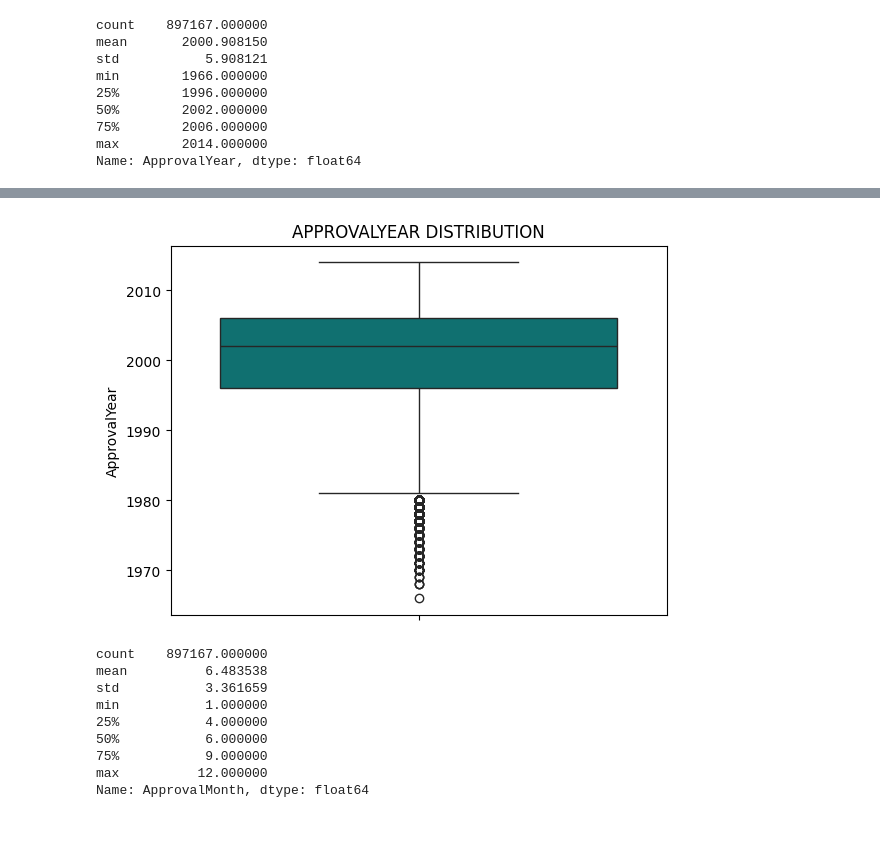
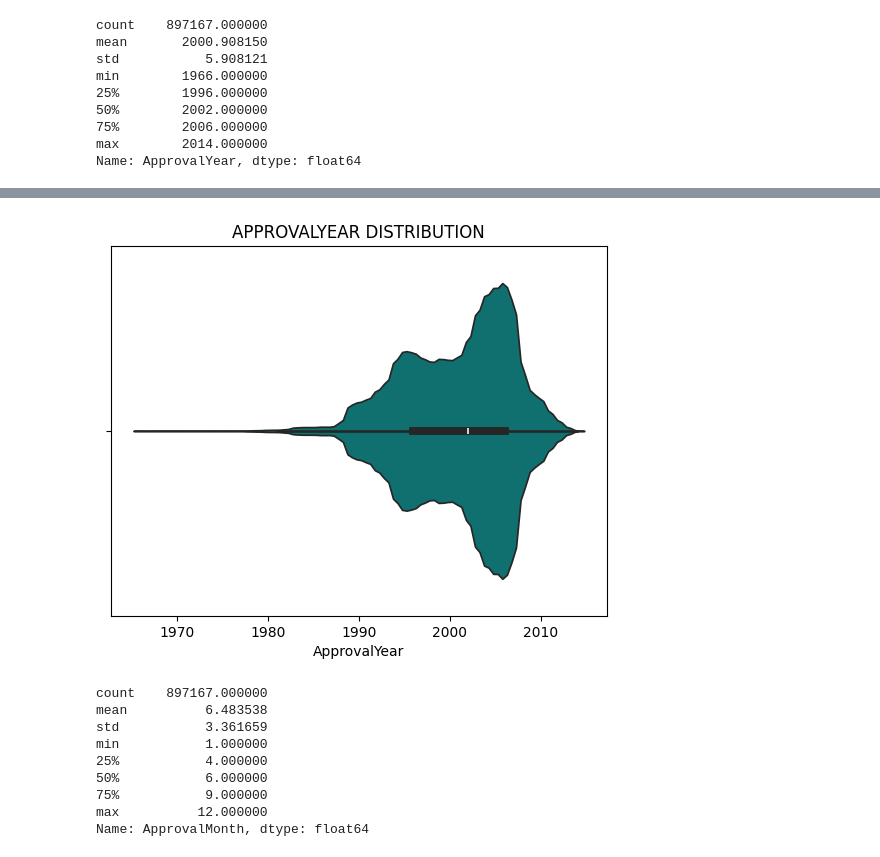
Before and after one commit to GMartin-Data/loan_approval, a Jupyter notebook: tests.ipynb, the cells around one changed output, grey strips where cells are left out. Saved outputs shown, nothing was run; the diff lists cells and outputs as text; code cells hidden in the pictures; blank space fills up the shorter version.

Commit message:
maj graphs + notebook fonctionnel

```diff
--- a/tests.ipynb
+++ b/tests.ipynb
@@ -701,9 +707,9 @@ Name: ApprovalYear, dtype: float64
 # %%
-sns.boxplot(dataframe.ApprovalYear, color="teal")
+sns.violinplot(x=dataframe.ApprovalYear, color="teal")
 plt.title("APPROVALYEAR DISTRIBUTION")
 plt.show()
 # %% [output]
-[figure, old version]
+[figure, new version]
 # %%
 dataframe.ApprovalMonth.describe()
 # %% [output]
```
Also changed, not shown: parts of 19 cells of this notebook.
